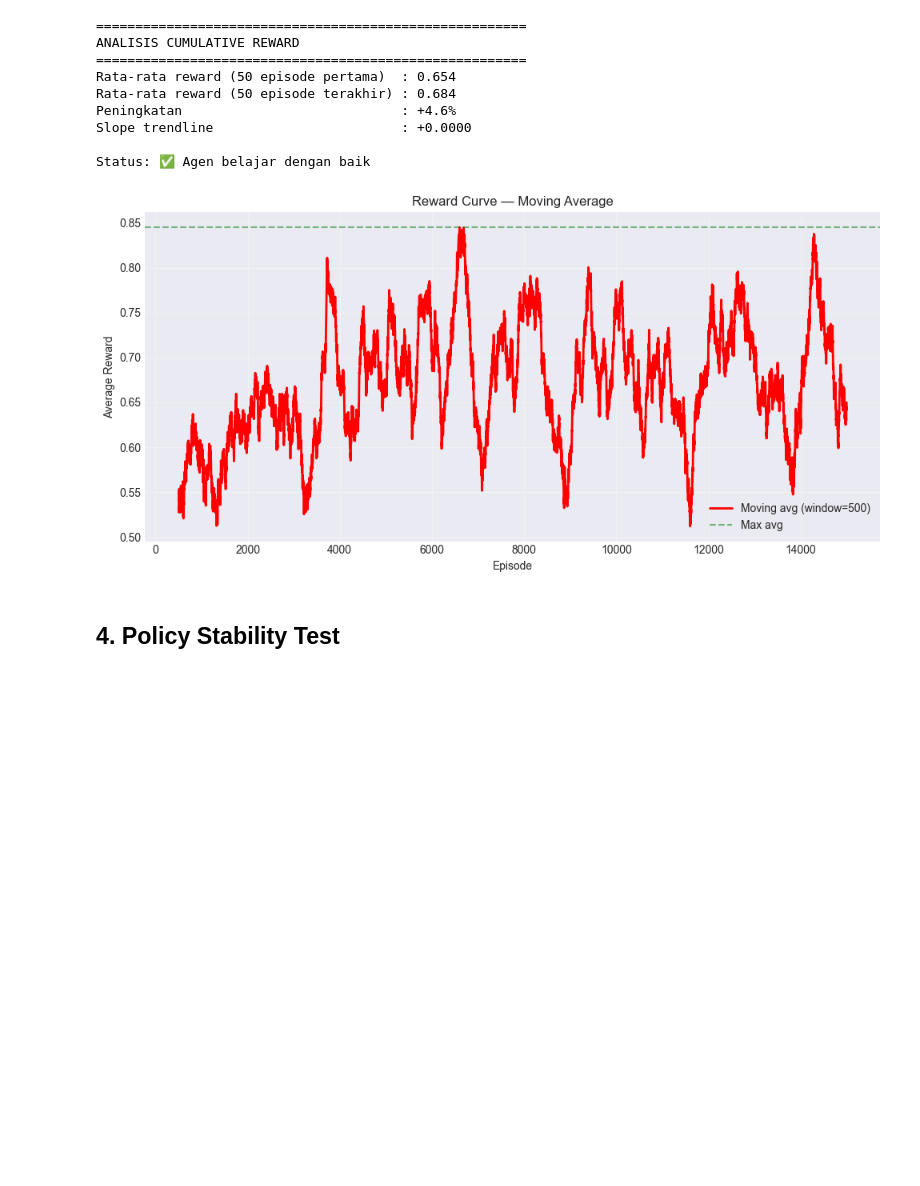
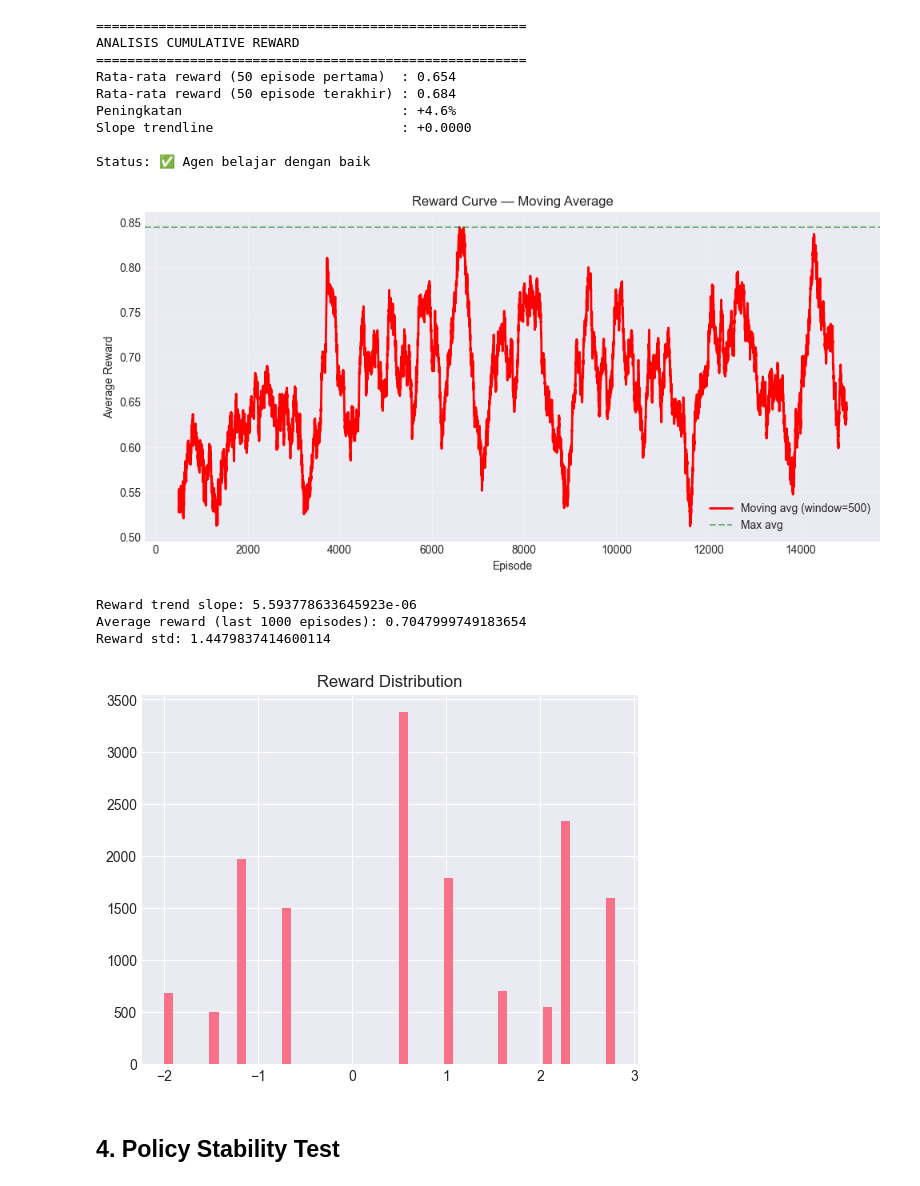
Before and after one commit to aprnna/q-learning_evaluation, a Jupyter notebook: qtable_evaluation.ipynb, the cells around one changed output. Cells and saved outputs as stored; diff of their text form; code cells hidden in the pictures; blank space fills up the shorter version.

```diff
--- a/qtable_evaluation.ipynb
+++ b/qtable_evaluation.ipynb
@@ -474,25 +494,43 @@ Status: ✅ Agen belajar dengan baik
 # %%
 # Ambil data reward per episode
 rewards = [ep['totalReward'] for ep in data['episodes']]
 
 # Hitung moving average dengan window 500 episode
 window = 500
 moving_avg = pd.Series(rewards).rolling(window=window).mean()
 
 plt.figure(figsize=(10, 5))
 # plt.plot(rewards, alpha=0.2, color='gray', label='Reward per episode')
 plt.plot(moving_avg, color='red', linewidth=2, label=f'Moving avg (window={window})')
 plt.axhline(y=max(moving_avg.dropna()), color='green', linestyle='--', alpha=0.5, label='Max avg')
 plt.xlabel('Episode')
 plt.ylabel('Average Reward')
 plt.title('Reward Curve — Moving Average')
 plt.legend()
 plt.grid(True, alpha=0.3)
 plt.tight_layout()
 plt.savefig('reward_curve.png', dpi=150, bbox_inches='tight')
 plt.show()
+
+plt.hist(rewards, bins=50)
+plt.title("Reward Distribution")
+
+from scipy.stats import linregress
+
+slope, _, _, _, _ = linregress(range(len(rewards)), rewards)
+print("Reward trend slope:", slope)
+
+reward_mean = np.mean(rewards[-1000:])
+reward_std = np.std(rewards[-1000:])
+
+print("Average reward (last 1000 episodes):", reward_mean)
+print("Reward std:", reward_std)
 # %% [output]
 [figure]
+Reward trend slope: 5.593778633645923e-06
+Average reward (last 1000 episodes): 0.7047999749183654
+Reward std: 1.4479837414600114
+[figure, added]
 # %% [markdown]
 ## 4. Policy Stability Test
 # %%
```
Also changed, not shown: parts of 3 cells of this notebook, 1 other file.
